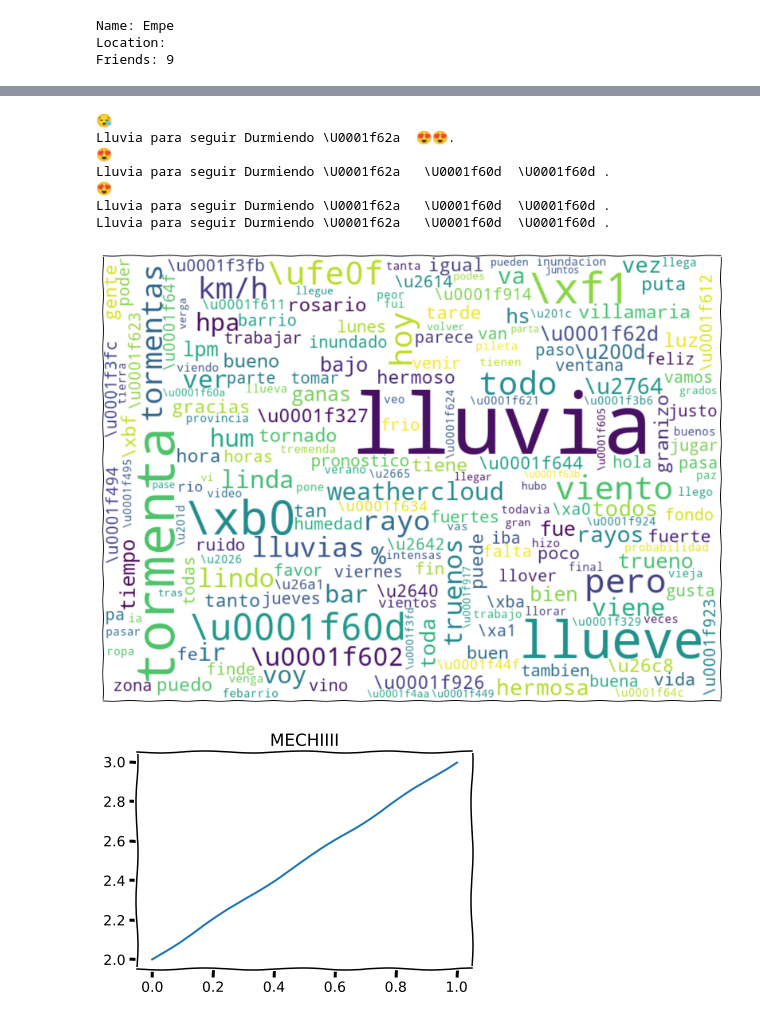
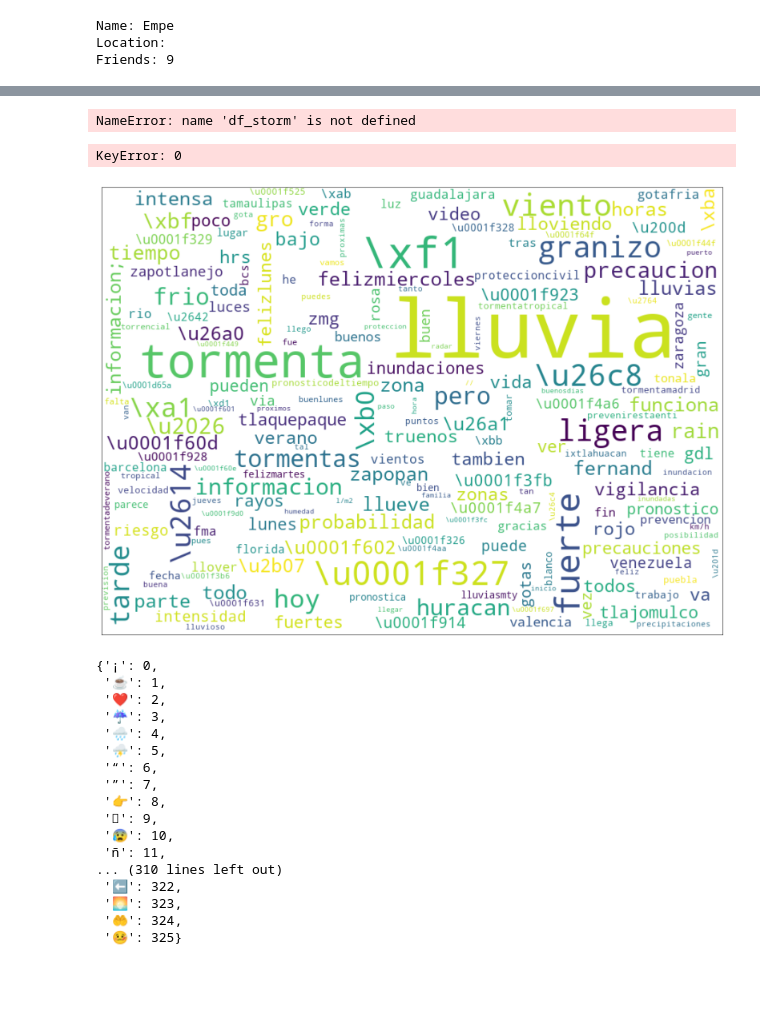
Before and after one commit to agemperador/RELAMPAGO_poster, a Jupyter notebook: Storm_Tweets_RN.ipynb, the cells around one changed output, grey strips where cells are left out. Saved outputs shown, nothing was run; the diff lists cells and outputs as text; code cells hidden in the pictures; blank space fills up the shorter version.

```diff
--- a/Storm_Tweets_RN.ipynb
+++ b/Storm_Tweets_RN.ipynb
@@ -131,5 +108,5 @@ Activa #AlertaAmarilla por pronóstico de #lluvia, viento fuerte y posible caíd
 # %%
-msj = df_storm.text[:]
+msj_storm = df_storm.text[:]
 t = msj[109723]
 
 
@@ -144,32 +121,31 @@ for j,i in enumerate(t):
         print (tt)
 print (tt)
 # %% [output]
-😪
-Lluvia para seguir Durmiendo \U0001f62a  😍😍.
-😍
-Lluvia para seguir Durmiendo \U0001f62a   \U0001f60d  \U0001f60d .
-😍
-Lluvia para seguir Durmiendo \U0001f62a   \U0001f60d  \U0001f60d .
-Lluvia para seguir Durmiendo \U0001f62a   \U0001f60d  \U0001f60d .
+NameError: name 'df_storm' is not defined
 # %%
 def diccionario (msj):
     pattern = re.compile('http[s]?://(?:[a-zA-Z]|[0-9]|[$-_@.&+]|[!*\(\),]|(?:%[0-9a-fA-F][0-9a-fA-F]))+')
     palabras_borradas = "so|o|su|vos|re|pq|le|te|tu|soy|sos|mi|da|n|c|m|o|u|x|s|les|me|d|q|1|2|3|4|5|6|7|8|9|0|e|como|lo|los|mi|son|donde|a|el|un|la|una|en|por|para|ante|si|sobre|sin|al|rt|del|y|se|de|que|sus|ha|es|con|esta|ni|no"
     word_to_ix = {}
     word_cant = {}
+    emoji = []
+    emoji_ix = {}
+    emoji_cant = {}
+
     for i,twit in enumerate(msj):
 
         txt = pattern.sub('',twit)
         txt = re.sub(r"([^n\u0300-\u036f]|n(?!\u0303(?![\u0300-\u036f])))[\u0300-\u036f]+", r"\1",normalize( "NFD", txt), 0, re.I)
         txt = normalize( 'NFC', txt)
+        txt = txt.replace('\n','').replace('\ufe0f','').replace('+','').replace('?','').replace('▯','').replace('(','').replace('|','').replace('!','').replace(')','').replace('.','').replace('-','').replace('_','').replace(',','').replace('#','').replace(':','')
         tt = txt
         for i in txt:
             if str(i).isascii()==False:
                 tt = tt.replace(i,' '+i.encode('unicode-escape').decode('ASCII')+' ')
-
+                emoji.append(i)
         txt = tt
 
-        nlist = txt.replace('\n','').replace('\ufe0f','').replace('+','').replace('?','').replace('▯','').replace('(','').replace('|','').replace('!','').replace(')','').replace('.','').replace('-','').replace('_','').replace(',','').replace('#','').replace(':','').lower().split(' ')
+        nlist = txt.lower().split(' ')
 
 
         for word in nlist:
@@ -185,10 +161,17 @@ def diccionario (msj):
                 word_to_ix[word] = len(word_to_ix)
                 word_cant[word]  = 1
             else: word_cant[word]+=1
+        for emo in emoji:
+            if emo not in emoji_ix:
+                emoji_ix[emo] = len(emoji_ix)
+                emoji_cant[emo]  = 1
+            else: emoji_cant[emo]+=1
 
     vocab_size = len(word_to_ix)
     num_labels = 2
-    return(word_to_ix,word_cant)
+    #print(emoji)
+
+    return(word_to_ix,word_cant,emoji_ix,emoji_cant)
 
 def makeImage(text):
     alice_mask = np.array(Image.open("cord.jpeg"))
@@ -199,25 +182,36 @@ def makeImage(text):
 
     # show
     fig = plt.figure(figsize=(20,20),dpi=100)
-    plt.imshow(wc, interpolation="bilinear")
+    plt.imshow(wc, interpolation="bilinear",cmap=plt.get_cmap("coolwarm"))
     #plt.axis("off")
     plt.tick_params(bottom=False,top=False,left=False,right=False,labelbottom=False,labelleft = False)
-    plt.show()
+    #plt.show()
+    plt.savefig('Multiword')
-# %%
-makeImage(diccionario(df_storm.text[:])[1])
-# %% [output]
-[figure, removed]
-# %%
-
-import matplotlib.pyplot as plt
-import numpy as np
-
-i = np.linspace(0,1,100)
-j= np.linspace(2,3,100)
-
-plt.xkcd()
-plt.plot(i,j)
-plt.title('MECHIIII')
-plt.show()
-# %% [output]
-[figure, removed]
+# %%
+sc = pd.read_csv('Twitter_Lluvia.csv')
+dick = diccionario(sc['Message'])
+makeImage(dick[1])
+print(dick[2][max(dick[3])])
+# %% [output]
+KeyError: 0
+[figure, added]
+# %%
+dick[2]
+# %% [output]
+{'¡': 0,
+ '☕': 1,
+ '❤': 2,
+ '☔': 3,
+ '🌧': 4,
+ '⛈': 5,
+ '“': 6,
+ '”': 7,
+ '👉': 8,
+ '🏻': 9,
+ '😰': 10,
+ 'ñ': 11,
+... (310 lines left out)
+ '⬅': 322,
+ '🌅': 323,
+ '🤲': 324,
+ '🤒': 325}
```
Also changed, not shown: parts of 7 cells of this notebook.
